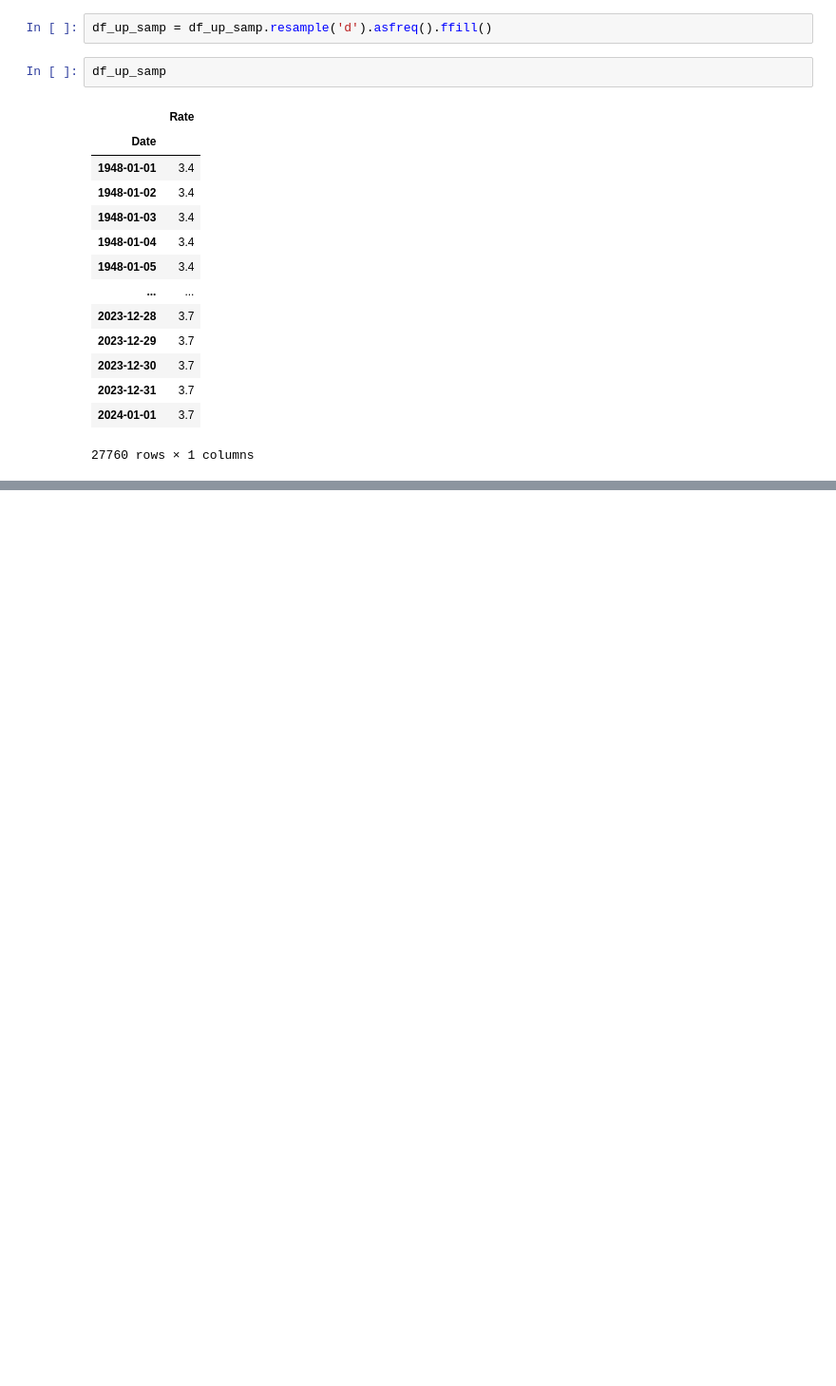
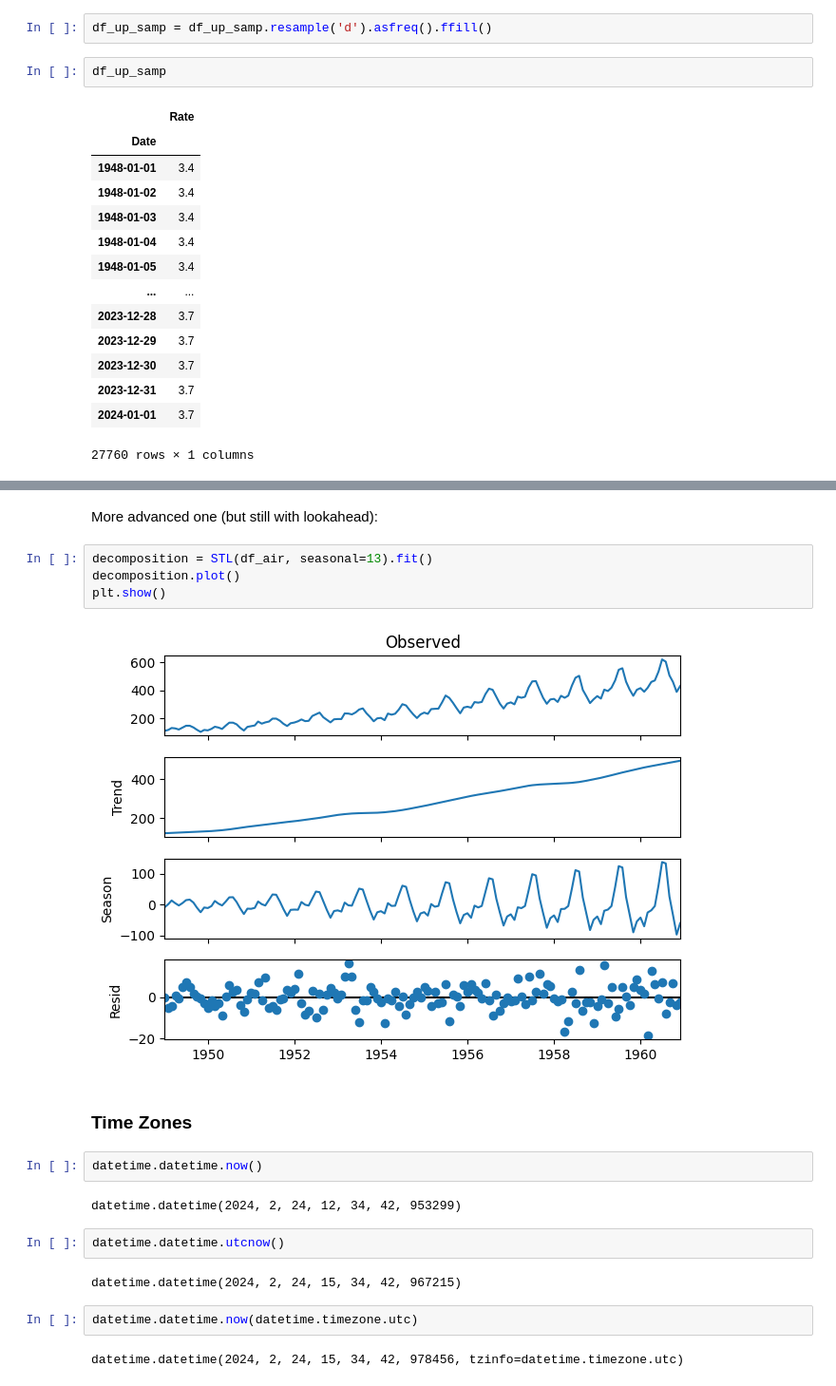
Before and after one commit to santosmv/Learning-machine-learning, a Jupyter notebook: Time-Series/data_preprocessing.ipynb, the cells around one changed output, grey strips where cells are left out. Shown at 95% size. Saved outputs shown, nothing was run; the diff lists cells and outputs as text; blank space fills up the shorter version.

```diff
--- a/Time-Series/data_cleaning.ipynb
+++ b/Time-Series/data_preprocessing.ipynb
@@ -326,0 +377,22 @@ df_up_samp
+# %% [markdown]
+More advanced one (but still with lookahead):
+# %%
+decomposition = STL(df_air, seasonal=13).fit()
+decomposition.plot()
+plt.show()
+# %% [output]
+[figure, added]
+# %% [markdown]
+### Time Zones
+# %%
+datetime.datetime.now()
+# %% [output]
+datetime.datetime(2024, 2, 24, 12, 34, 42, 953299)
+# %%
+datetime.datetime.utcnow()
+# %% [output]
+datetime.datetime(2024, 2, 24, 15, 34, 42, 967215)
+# %%
+datetime.datetime.now(datetime.timezone.utc)
+# %% [output]
+datetime.datetime(2024, 2, 24, 15, 34, 42, 978456, tzinfo=datetime.timezone.utc)
```
Also changed, not shown: parts of 10 cells of this notebook, 4 other files.
